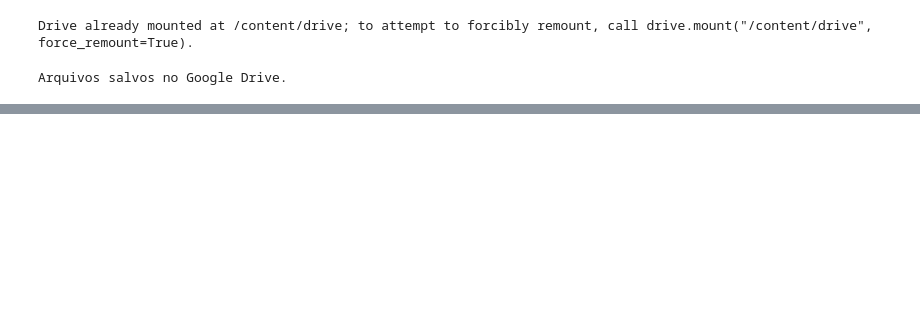
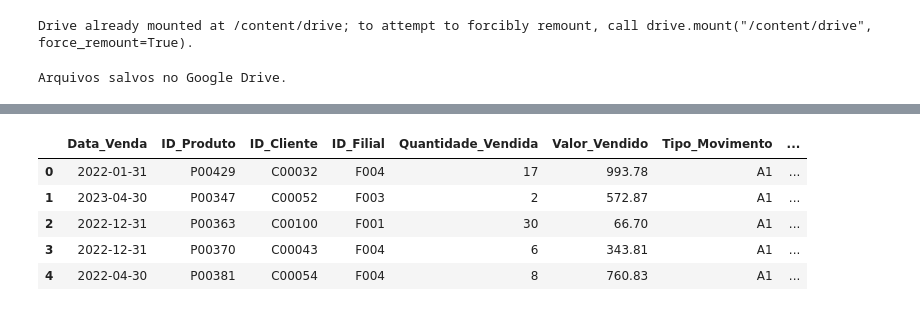
Before and after one commit to CarolineAndradeR/Python, a Jupyter notebook: ConjuntoDados.ipynb, the cells around one changed output, grey strips where cells are left out. Saved outputs shown, nothing was run; the diff lists cells and outputs as text; code cells hidden in the pictures; blank space fills up the shorter version.

```diff
--- a/ConjuntoDados.ipynb
+++ b/ConjuntoDados.ipynb
@@ -103,0 +342,40 @@ Arquivos salvos no Google Drive.
+# %%
+import pandas as pd
+import numpy as np
+from unidecode import unidecode
+
+# Carregar o arquivo de faturamento_por_item existente
+df_faturamento = pd.read_csv('faturamento.csv')
+
+# Definir número de registros no DataFrame de faturamento
+num_vendas = df_faturamento.shape[0]
+
+# Gerar dados fictícios para os novos campos
+
+# IDs de formas de pagamento
+formas_pagamento = ["Boleto", "Cartão de Crédito", "Transferência", "PIX"]
+forma_pagamento_ids = np.random.choice(range(1, len(formas_pagamento) + 1), num_vendas)
+
+# IDs de tabela de desconto
+num_descontos = 5  # Supondo que existem 5 tabelas de desconto
+tabela_desconto_ids = np.random.choice(range(1, num_descontos + 1), num_vendas)
+
+# Adicionar as novas colunas ao DataFrame de faturamento
+df_faturamento['ID_Forma_Pagamento'] = forma_pagamento_ids
+df_faturamento['ID_Tabela_Desconto'] = tabela_desconto_ids
+
+# Corrigir os caracteres especiais na coluna 'Categoria_Produto'
+df_faturamento['Categoria_Produto'] = df_faturamento['Categoria_Produto'].apply(unidecode)
+
+# Salvar o arquivo atualizado
+df_faturamento.to_csv('faturamento_atualizado.csv', index=False)
+
+# Exibir algumas linhas do DataFrame atualizado
+df_faturamento.head()
+# %% [output]
+|  | Data_Venda | ID_Produto | ID_Cliente | ID_Filial | Quantidade_Vendida | Valor_Vendido | Tipo_Movimento | ... |
+| 0 | 2022-01-31 | P00429 | C00032 | F004 | 17 | 993.78 | A1 | ... |
+| 1 | 2023-04-30 | P00347 | C00052 | F003 | 2 | 572.87 | A1 | ... |
+| 2 | 2022-12-31 | P00363 | C00100 | F001 | 30 | 66.70 | A1 | ... |
+| 3 | 2022-12-31 | P00370 | C00043 | F004 | 6 | 343.81 | A1 | ... |
+| 4 | 2022-04-30 | P00381 | C00054 | F004 | 8 | 760.83 | A1 | ... |
```
Also changed, not shown: parts of 5 cells of this notebook.
